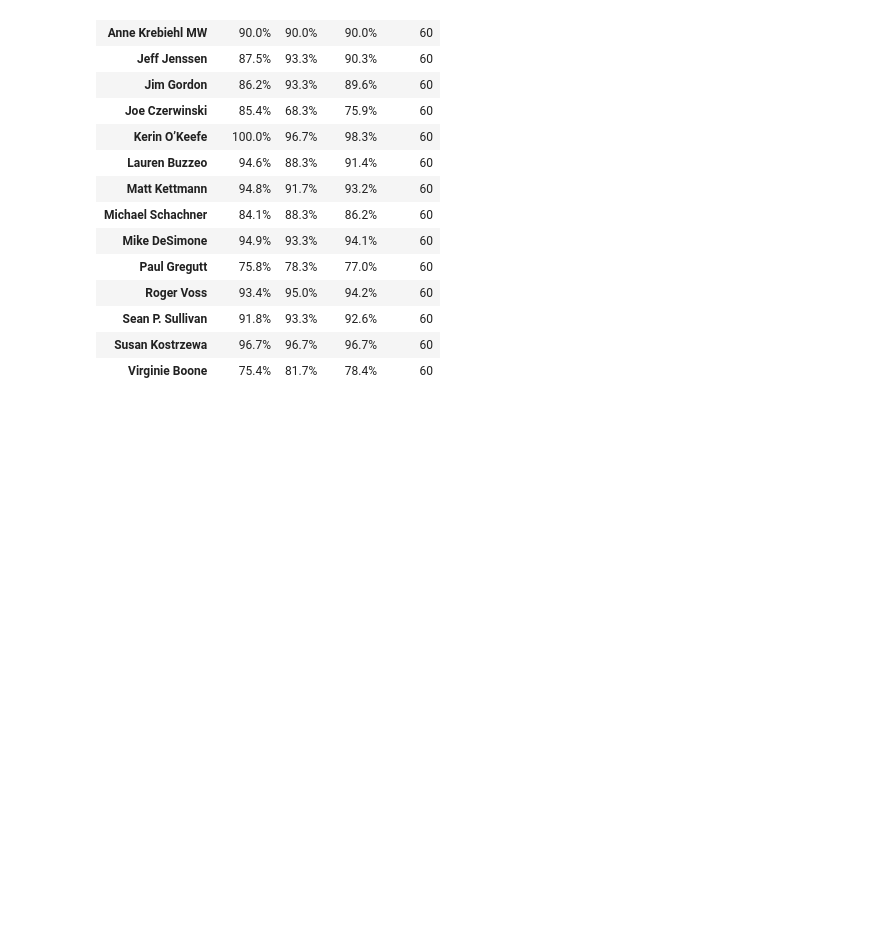
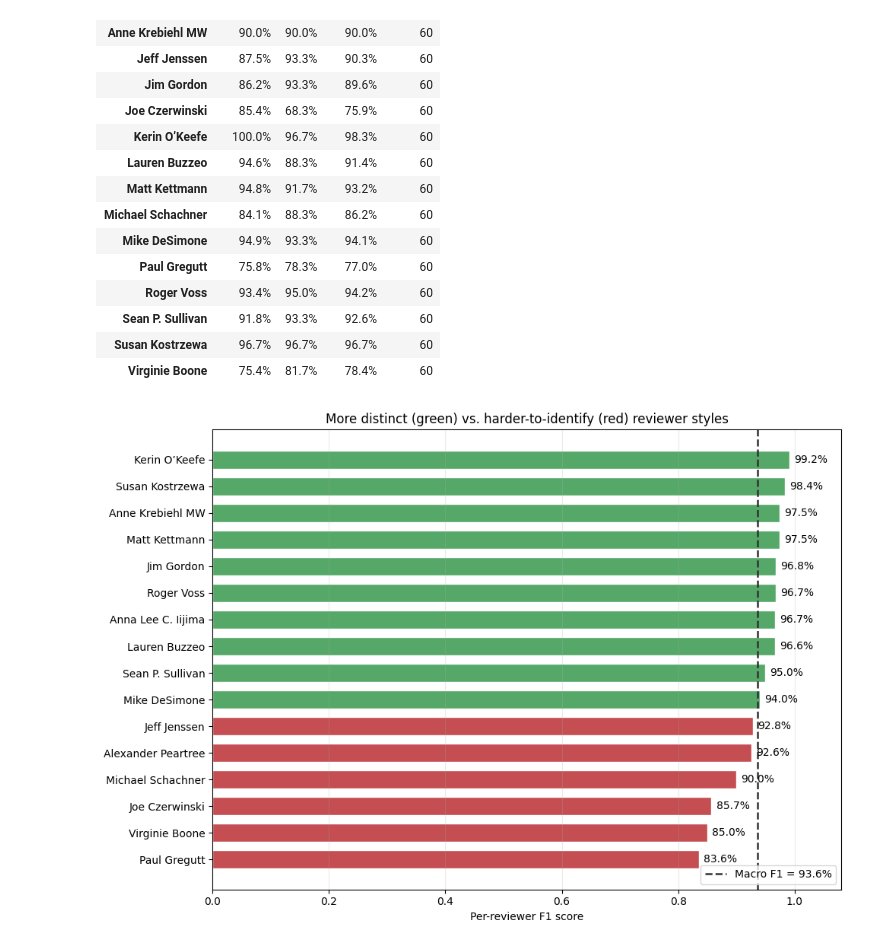
Before and after one commit to sylviadu2552/DATA4401---Project-3, a Jupyter notebook: tf_idf_linearSVC.ipynb, the cells around one changed output. Saved outputs shown, nothing was run; the diff lists cells and outputs as text; code cells hidden in the pictures; blank space fills up the shorter version.

Commit message:
added visual

```diff
--- a/tf_idf_linearSVC.ipynb
+++ b/tf_idf_linearSVC.ipynb
@@ -400,3 +400,68 @@ Per-reviewer Logistic Regression results
 | Sean P. Sullivan | 91.8% | 93.3% | 92.6% | 60 |
 | Susan Kostrzewa | 96.7% | 96.7% | 96.7% | 60 |
 | Virginie Boone | 75.4% | 81.7% | 78.4% | 60 |
+# %%
+# Final combined-model per-reviewer F1 chart
+# Uses: y_test, combined_pred, best_combined_svc, f1_score, classification_report
+
+final_report = pd.DataFrame(
+    classification_report(
+        y_test,
+        combined_pred,
+        output_dict=True,
+        zero_division=0
+    )
+).T
+
+plot_df = (
+    final_report.loc[best_combined_svc.classes_, ["f1-score"]]
+    .rename(columns={"f1-score": "f1"})
+    .sort_values("f1", ascending=False)
+)
+
+final_macro_f1 = f1_score(y_test, combined_pred, average="macro")
+
+colors = np.where(
+    plot_df["f1"] >= final_macro_f1,
+    "#55A868",   # green: above overall macro F1
+    "#C44E52"    # red: below overall macro F1
+)
+
+fig, ax = plt.subplots(figsize=(10, 7))
+
+ax.barh(
+    plot_df.index,
+    plot_df["f1"],
+    color=colors,
+    edgecolor="white",
+    height=0.68
+)
+
+ax.axvline(
+    final_macro_f1,
+    color="#333333",
+    linestyle="--",
+    linewidth=1.8,
+    label=f"Macro F1 = {final_macro_f1:.1%}"
+)
+
+for i, f1 in enumerate(plot_df["f1"]):
+    ax.text(
+        f1 + 0.008,
+        i,
+        f"{f1:.1%}",
+        va="center",
+        fontsize=10
+    )
+
+ax.set_xlim(0, 1.08)
+ax.set_xlabel("Per-reviewer F1 score")
+ax.set_title("More distinct (green) vs. harder-to-identify (red) reviewer styles")
+ax.invert_yaxis()
+ax.grid(axis="x", alpha=0.25)
+ax.legend(loc="lower right")
+
+plt.tight_layout()
+plt.show()
+# %% [output]
+[figure, added]
```
